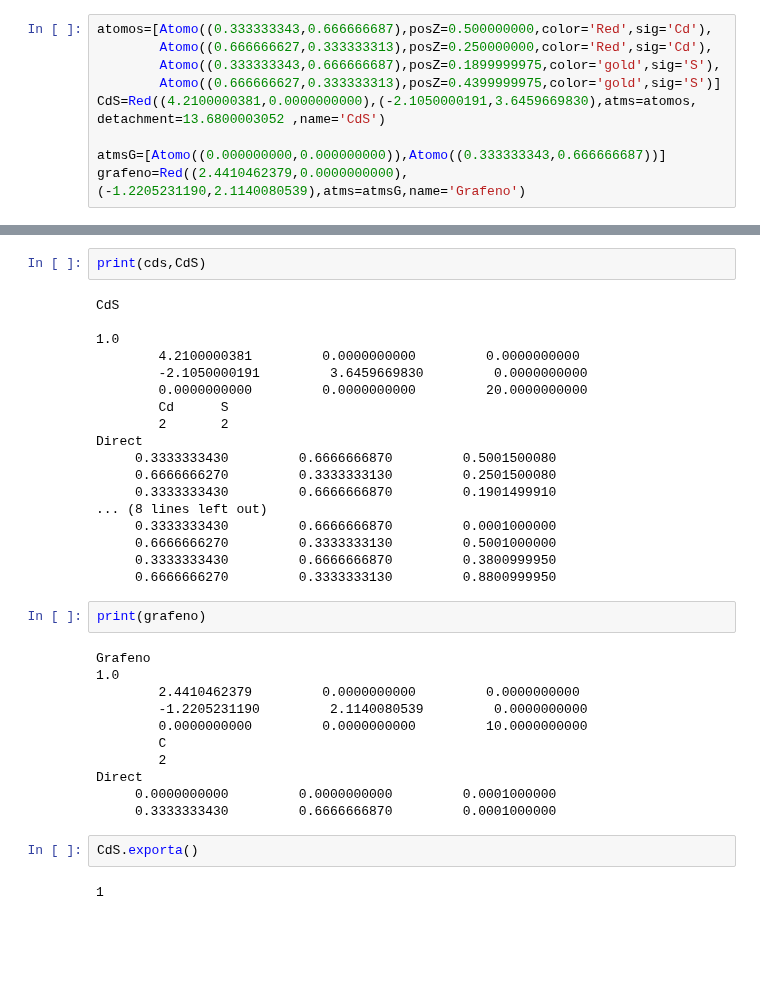
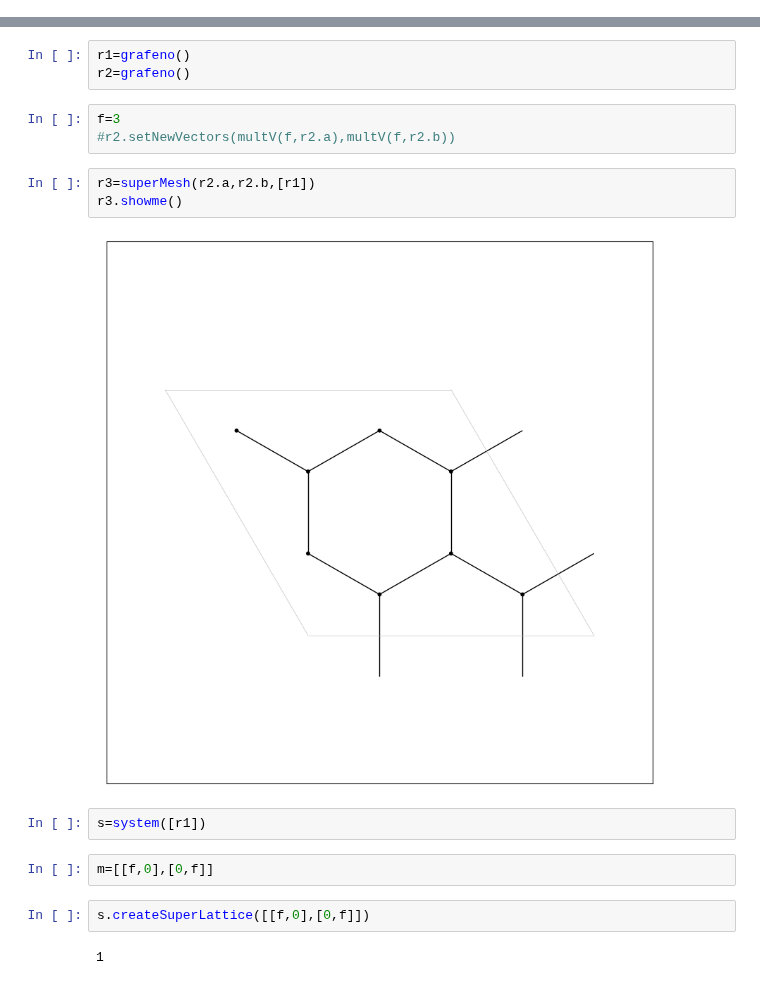
Before and after one commit to OssielAg/SS, a Jupyter notebook: SuperCell/Untitled.ipynb, the cells around one changed output, grey strips where cells are left out. Saved outputs shown, nothing was run; the diff lists cells and outputs as text; blank space fills up the shorter version.

```diff
--- a/SuperCell/Untitled.ipynb
+++ b/SuperCell/Untitled.ipynb
@@ -3,9 +2,0 @@ from src.Funciones import *
-# %%
-atomos=[Atomo((0.333333343,0.666666687),posZ=0.500000000,color='Red',sig='Cd'),
-        Atomo((0.666666627,0.333333313),posZ=0.250000000,color='Red',sig='Cd'),
-        Atomo((0.333333343,0.666666687),posZ=0.1899999975,color='gold',sig='S'),
-        Atomo((0.666666627,0.333333313),posZ=0.4399999975,color='gold',sig='S')]
-CdS=Red((4.2100000381,0.0000000000),(-2.1050000191,3.6459669830),atms=atomos, detachment=13.6800003052 ,name='CdS')
-
-atmsG=[Atomo((0.000000000,0.000000000)),Atomo((0.333333343,0.666666687))]
-grafeno=Red((2.4410462379,0.0000000000),(-1.2205231190,2.1140080539),atms=atmsG,name='Grafeno')
@@ -118,37 +3,19 @@ Se leerá el archivo CdS.vasp
-# %%
-print(cds,CdS)
-# %% [output]
-CdS
-
-1.0
-        4.2100000381         0.0000000000         0.0000000000
-        -2.1050000191         3.6459669830         0.0000000000
-        0.0000000000         0.0000000000         20.0000000000
-        Cd      S
-        2       2
-Direct
-     0.3333333430         0.6666666870         0.5001500080
-     0.6666666270         0.3333333130         0.2501500080
-     0.3333333430         0.6666666870         0.1901499910
-... (8 lines left out)
-     0.3333333430         0.6666666870         0.0001000000
-     0.6666666270         0.3333333130         0.5001000000
-     0.3333333430         0.6666666870         0.3800999950
-     0.6666666270         0.3333333130         0.8800999950
-# %%
-print(grafeno)
-# %% [output]
-Grafeno
-1.0
-        2.4410462379         0.0000000000         0.0000000000
-        -1.2205231190         2.1140080539         0.0000000000
-        0.0000000000         0.0000000000         10.0000000000
-        C
-        2
-Direct
-     0.0000000000         0.0000000000         0.0001000000
-     0.3333333430         0.6666666870         0.0001000000
-# %%
-CdS.exporta()
-# %% [output]
-1
+# %%
+r1=grafeno()
+r2=grafeno()
+# %%
+f=3
+#r2.setNewVectors(multV(f,r2.a),multV(f,r2.b))
+# %%
+r3=superMesh(r2.a,r2.b,[r1])
+r3.showme()
+# %% [output]
+[figure, added]
+# %%
+s=system([r1])
+# %%
+m=[[f,0],[0,f]]
+# %%
+s.createSuperLattice([[f,0],[0,f]])
+# %% [output]
+1
```
Also changed, not shown: parts of 14 cells of this notebook, 5 other files.
